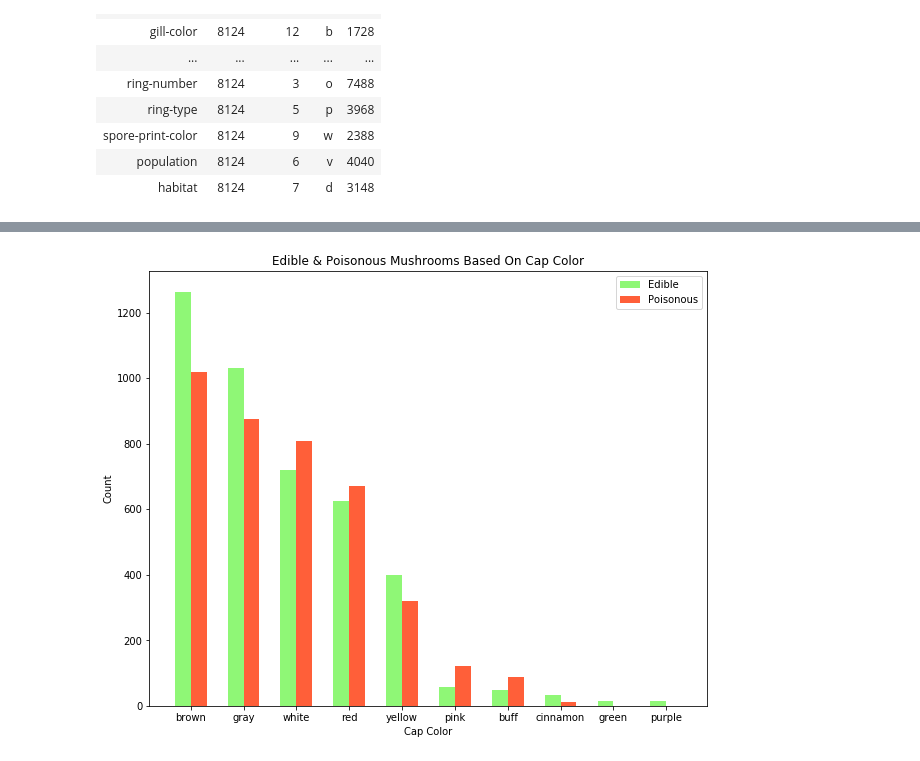
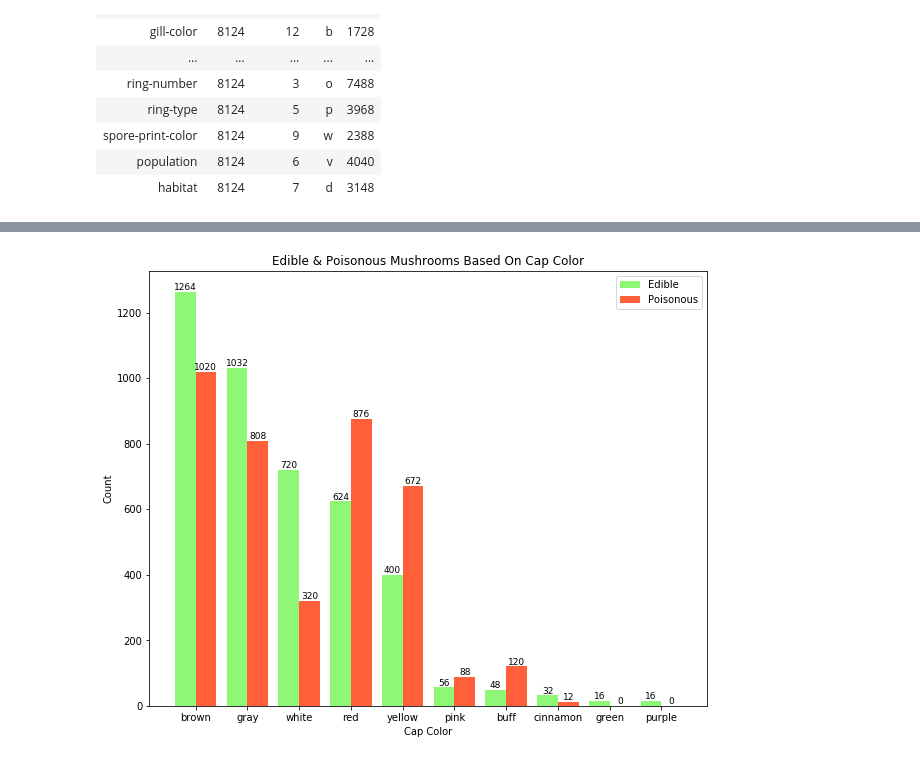
Before and after one commit to yuvrajpandya/ScikitLearn, a Jupyter notebook: KNN/Mushroom Prediction.ipynb, the cells around one changed output, grey strips where cells are left out. Saved outputs shown, nothing was run; the diff lists cells and outputs as text; code cells hidden in the pictures.

Commit message:
a bug fix in common function + function to autolabel the bars

```diff
--- a/KNN/Mushroom Prediction.ipynb
+++ b/KNN/Mushroom Prediction.ipynb
@@ -176,5 +175,7 @@ def preparebars(feature, labels):
         edible_bars.replace(to_replace=key, value=val, inplace=True)
         poisonous_bars.replace(to_replace=key, value=val, inplace=True)
 
-    return edible_bars.sort_values(by=['count'], ascending=False, inplace=False).reset_index(drop=True), \
-           poisonous_bars.sort_values(by=['count'], ascending=False, inplace=False).reset_index(drop=True)
+    # IMPORTANT: the order of the records will not be the same in both dataframes, hence, first sort in desc the edible df and select poisonous df based on the edible df's records ignoring the index
+    edible_bars = edible_bars.sort_values(by=['count'], ascending=False, inplace=False).reset_index(drop=True)
+    return edible_bars, \
+           poisonous_bars.iloc[pd.Index(poisonous_bars[feature]).get_indexer(edible_bars[feature].values)]
@@ -182,0 +182,6 @@ Cap-shape of edible and poisonous mushrooms
+# %%
+def autolabel(bars, axes):
+    for bar in bars:
+        height = bar.get_height()
+        axes.text(bar.get_x() + bar.get_width()/2., 1*height,'%d' % int(height),
+                ha='center', va='bottom',fontsize=9)
@@ -211,29 +233,33 @@ ax.legend(['Edible', 'Poisonous']);
 # %%
 # color
 # cap-color: brown=n,buff=b,cinnamon=c,gray=g,green=r, pink=p,purple=u,red=e,white=w,yellow=y
 edible_color, poisonous_color = preparebars('cap-color', {'n':'brown', 'b':'buff', 'c':'cinnamon', 'g':'gray', 'r':'green', 'p':'pink', 'u':'purple', 'e': 'red', 'w': 'white', 'y': 'yellow'})
 poisonous_color
 # plot cap-color and edible/poisonous mushroom
 fig, ax = plt.subplots(figsize=(10,8))
 ax.set_title('Edible & Poisonous Mushrooms Based On Cap Color')
-width = 0.3
+width = 0.4
 ed_indexes = [x+1 for x in edible_color.index]
 po_indexes = [x+width for x in ed_indexes]
 
 labels = edible_color['cap-color']
 
 # edible mushrooms having different cap-color
-ax.bar(ed_indexes, edible_color['count'], width, color='#8ff776')
+edible_bars = ax.bar(ed_indexes, edible_color['count'], width, color='#8ff776')
 
 # poisonous mushrooms having different cap-color
-ax.bar(po_indexes, poisonous_color['count'], width, color='#ff5f39')
+poisonous_bars = ax.bar(po_indexes, poisonous_color['count'], width, color='#ff5f39')
 
 # set x & y axis ticks & labels
 ax.set_xticks([x+width/2 for x in ed_indexes])
 ax.set_xticklabels(labels)
 ax.set_xlabel('Cap Color')
 ax.set_ylabel('Count')
 
-ax.legend(['Edible', 'Poisonous']);
+ax.legend(['Edible', 'Poisonous'])
+
+# label each bar to shpw the count
+autolabel(edible_bars, ax)
+autolabel(poisonous_bars, ax);
 # %% [output]
-[figure, old version]
+[figure, new version]
```
Also changed, not shown: parts of 6 cells of this notebook.
